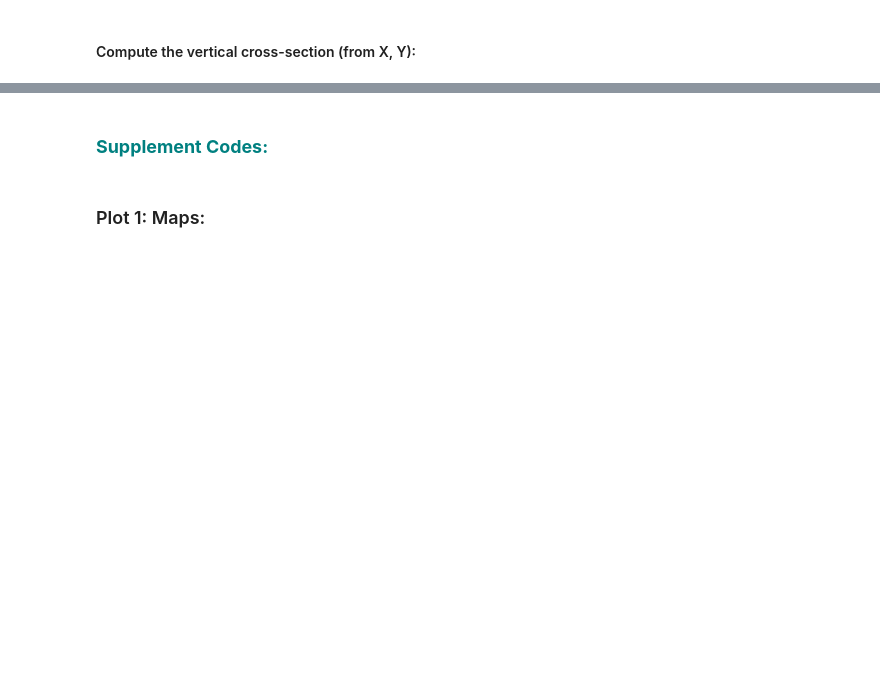
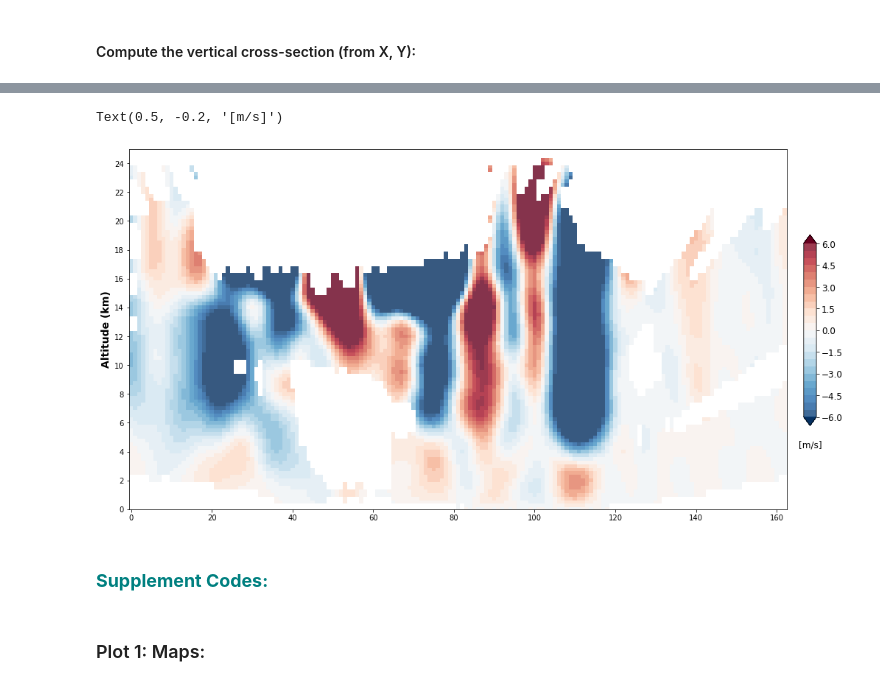
Before and after one commit to yuhungjui/CACTI_Radar_Analysis, a Jupyter notebook: radars_plot_xsec_wrfpy_test.ipynb, the cells around one changed output, grey strips where cells are left out. Cells and saved outputs as stored; diff of their text form; code cells hidden in the pictures; blank space fills up the shorter version.

```diff
--- a/radars_plot_xsec_wrfpy_test.ipynb
+++ b/radars_plot_xsec_wrfpy_test.ipynb
@@ -214,0 +175,6 @@ DBZ_xsec.plot()
+# %%
+W_xsec = vertcross( da_W
+                  , z_data_3d #ds_radar_re.z.data
+                  , start_point=cross_start
+                  , end_point=cross_end
+                  )
@@ -215,3 +323,76 @@ DBZ_xsec.plot()
+# %%
+## W Colormap settings:
+w_bounds = np.arange(-6, 6.1, 0.5)
+w_cmap = cm.get_cmap('RdBu_r', w_bounds.size+1)
+w_norm = mpl.colors.BoundaryNorm(w_bounds, w_cmap.N, extend='both')
+# %%
+fig_xsec = plt.figure(figsize=(16,9))
+ax_xsec = new_xsec(fig_xsec)
+
+plotting_var = W_xsec.data
+plotting_x = np.arange(W_xsec.xy_loc.size)
+plotting_y = W_xsec.vertical.data
+
+## CWB colorbar (xarray plot):
+# cf2 = dbz_xsec.plot.contourf( vmin=0, vmax=80, levels=clevs, colors=ccols)
+
+## CWB colorbar:
+cf2 = ax_xsec.pcolormesh( plotting_x, plotting_y, plotting_var
+                      , cmap=w_cmap
+                      , norm=w_norm
+                      , alpha=0.8
+                      , shading='auto'
+                      )
+
+## NWS colorbar:
+# cf2 = ax_xsec.pcolormesh( plotting_x, plotting_y, plotting_var
+#                         , cmap=ref_cmap
+#                         , norm=ref_norm
+#                         , shading='auto'
+#                         )
+
+plt.ylabel('Altitude (km)', {'size': 14, 'weight': 'bold'})
+
+## Plot the sigmal level line:
+# xsec_color = xsec_line2_color
+
+# sigma_lev_h = ax_xsec.plot( plotting_x, sigma_line
+#                           , color=xsec_color)
+
+# ax_xsec.legend( sigma_lev_h, ['$\sigma$-level: ' + str(sigma_lev)]
+#               , loc='upper left'
+#               # , fontsize=14
+#               , prop={'size':14, 'weight':'bold'}
+#               )
+
+## Fill in the mountain terrain:
+# ter_fill = ax_xsec.fill_between(plotting_x, 0, ter_line,
+#                                 facecolor='dimgrey')
+
+# cf2_title = plt.title( np.datetime_as_string(dbz_lev.Time.data, unit='h')
+#                      + ' / '
+#                      + wrf_sim_type
+#                      + ' / dBZ cross-section'
+#                      # + 'z=' + str(interp_vertical_lev) + dbz_lev.vert_units
+#                      # + ' / $\sigma$-Level index: ' + str(sigma_lev)
+#                      ,fontsize=14
+#                      ,fontweight='bold'
+#                      )
+
+cbar_ax = fig_xsec.add_axes([0.92, 0.3, 0.015, 0.4])
+cbar = fig_xsec.colorbar(cf2, cax=cbar_ax, fraction=0.04)
+cbar.ax.tick_params(labelsize=12)
+cbar.ax.set_title('[m/s]', fontsize=12, y=-0.2)
+
+
+## Save figure:
+
+# plt.savefig('./' + np.datetime_as_string(dbz_lev.Time.data, unit='h') + '_dbz_xsec.png',
+#             bbox_inches='tight',
+#             dpi=300)
+# %% [output]
+Text(0.5, -0.2, '[m/s]')
+[figure, added]
 # %% [markdown]
 ### <font color='teal'>**Supplement Codes:**</font>
 # %% [markdown]
```
Also changed, not shown: parts of 33 cells of this notebook, 1 other file.
